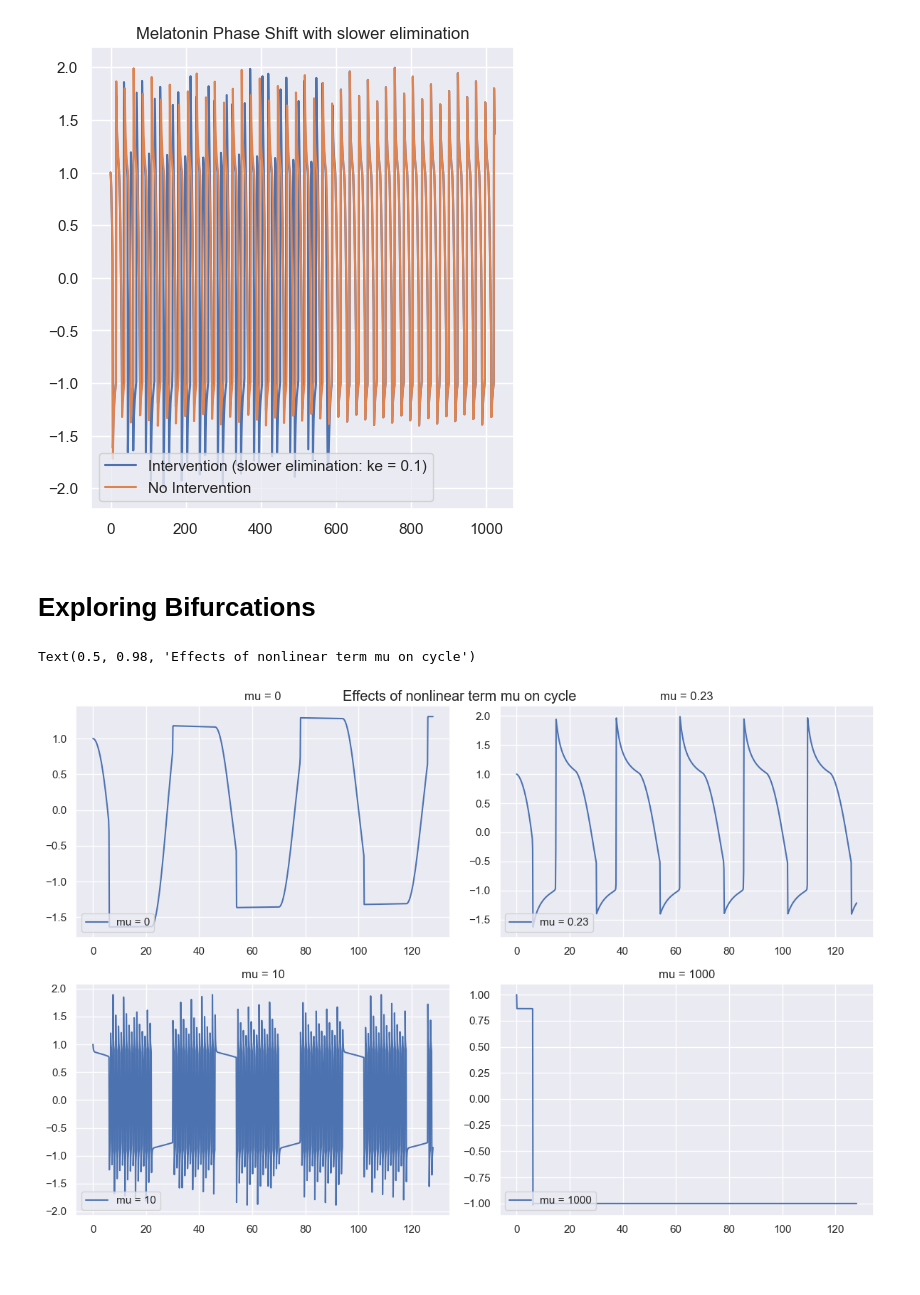
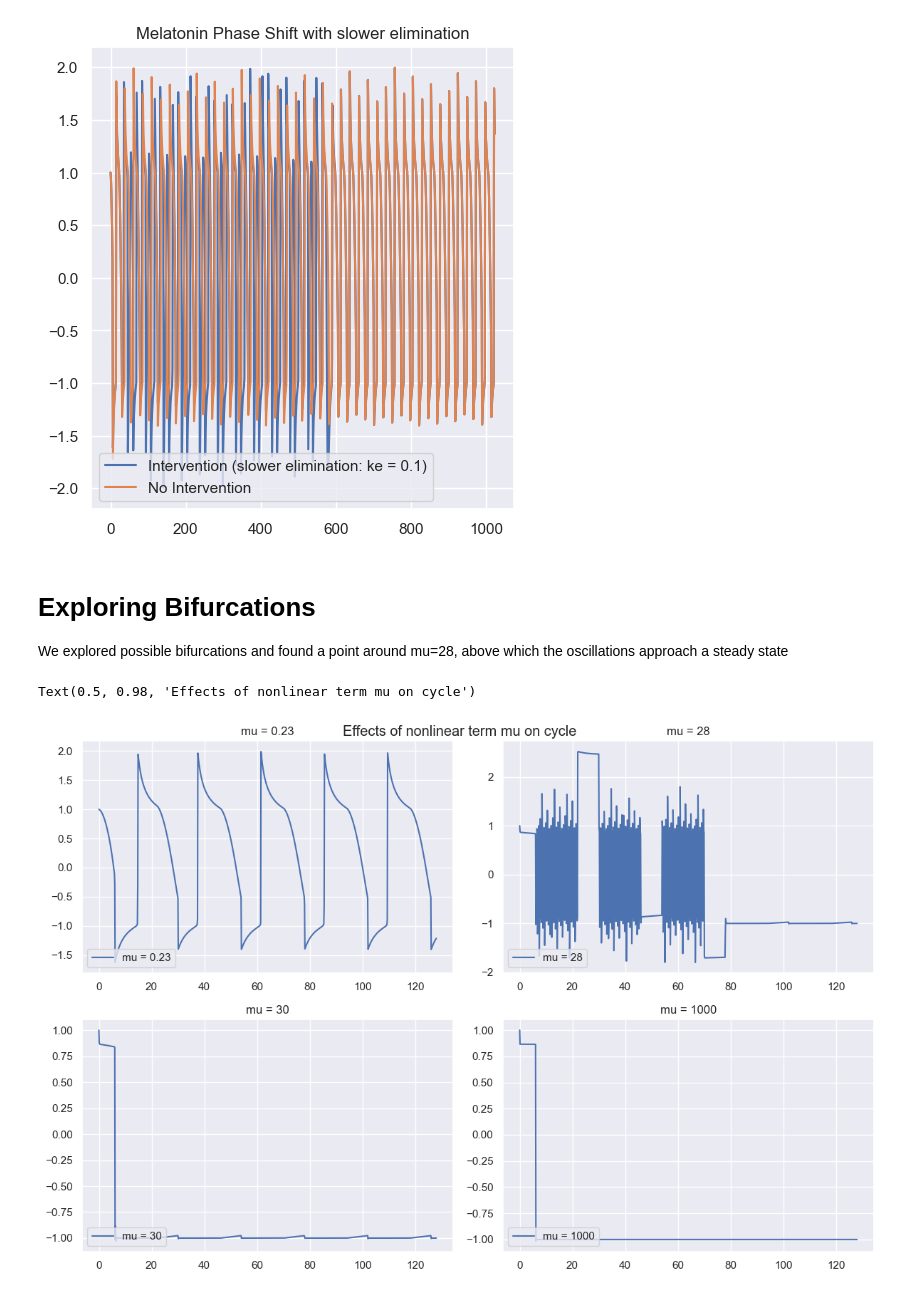
Before and after one commit to richardshizhang/circadian_model, a Jupyter notebook: Final_Project_Code.ipynb, the cells around one changed output. Drawn from its saved outputs; the diff is of its cells as text; code cells hidden in the pictures.

Commit message:
bifurcations updated

```diff
--- a/Final_Project_Code.ipynb
+++ b/Final_Project_Code.ipynb
@@ -191,47 +191,48 @@ plt.legend(loc='lower left')
 [figure]
 # %% [markdown]
 # Exploring Bifurcations
+We explored possible bifurcations and found a point around mu=28, above which the oscillations approach a steady state
 # %%
 y0 = [0.0, 0.0, 1.0, 0.0]  # Start on limit cycle
 dose_times = [0]
 t_span = (0, 128)
 t_eval = np.linspace(*t_span, 1000)
-sol_m0 = solve_ivp(circadian_melatonin_model, t_span, y0,
-                args=(dose_times,light_input,100.0,0.0,0.75,1.0,0.3,1.0,), t_eval=t_eval, method='Radau',atol=1e-10, rtol=1e-5)
 sol_m023 = solve_ivp(circadian_melatonin_model, t_span, y0,
                 args=(dose_times,light_input,100.0,0.23,0.75,1.0,0.3,1.0,), t_eval=t_eval, method='Radau',atol=1e-10, rtol=1e-5)
-sol_m10 = solve_ivp(circadian_melatonin_model, t_span, y0,
-                args=(dose_times,light_input,100.0,10.0,0.75,1.0,0.3,1.0,), t_eval=t_eval, method='Radau',atol=1e-10, rtol=1e-5)
+sol_m28 = solve_ivp(circadian_melatonin_model, t_span, y0,
+                args=(dose_times,light_input,100.0,28.0,0.75,1.0,0.3,1.0,), t_eval=t_eval, method='Radau',atol=1e-10, rtol=1e-5)
+sol_m30 = solve_ivp(circadian_melatonin_model, t_span, y0,
+                args=(dose_times,light_input,100.0,30.0,0.75,1.0,0.3,1.0,), t_eval=t_eval, method='Radau',atol=1e-10, rtol=1e-5)
 sol_m1000 = solve_ivp(circadian_melatonin_model, t_span, y0,
                 args=(dose_times,light_input,100.0,1000.0,0.75,1.0,0.3,1.0,), t_eval=t_eval, method='Radau',atol=1e-10, rtol=1e-5)
 t = sol_m0.t
-G, M, x0, y_osc = sol_m0.y
-G, M, x023, y_osc = sol_m023.y
-G, M, x10, y_osc = sol_m10.y
+G, M, x0, y_osc = sol_m023.y
+G, M, x28, y_osc = sol_m28.y
+G, M, x30, y_osc = sol_m30.y
 G, M, x1000, y_osc = sol_m1000.y
 plt.figure(figsize=(12, 8))
 plt.subplot(2, 2, 1)
-plt.title("mu = 0")
-plt.plot(t, x0, label='mu = 0')
-plt.legend(loc='lower left')
-
-plt.subplot(2, 2, 2)
 plt.title("mu = 0.23")
 plt.plot(t, x023, label='mu = 0.23')
 plt.legend(loc='lower left')
 
+plt.subplot(2, 2, 2)
+plt.title("mu = 28")
+plt.plot(t, x28, label='mu = 28')
+plt.legend(loc='lower left')
+
 plt.subplot(2, 2, 3)
-plt.title("mu = 10")
-plt.plot(t, x10, label='mu = 10')
+plt.title("mu = 30")
+plt.plot(t, x30, label='mu = 30')
 plt.legend(loc='lower left')
 
 plt.subplot(2, 2, 4)
 plt.title("mu = 1000")
 plt.plot(t, x1000, label='mu = 1000')
 plt.legend(loc='lower left')
 plt.tight_layout()
 
 plt.suptitle('Effects of nonlinear term mu on cycle')
 # %% [output]
 Text(0.5, 0.98, 'Effects of nonlinear term mu on cycle')
-[figure, old version]
+[figure, new version]
```
